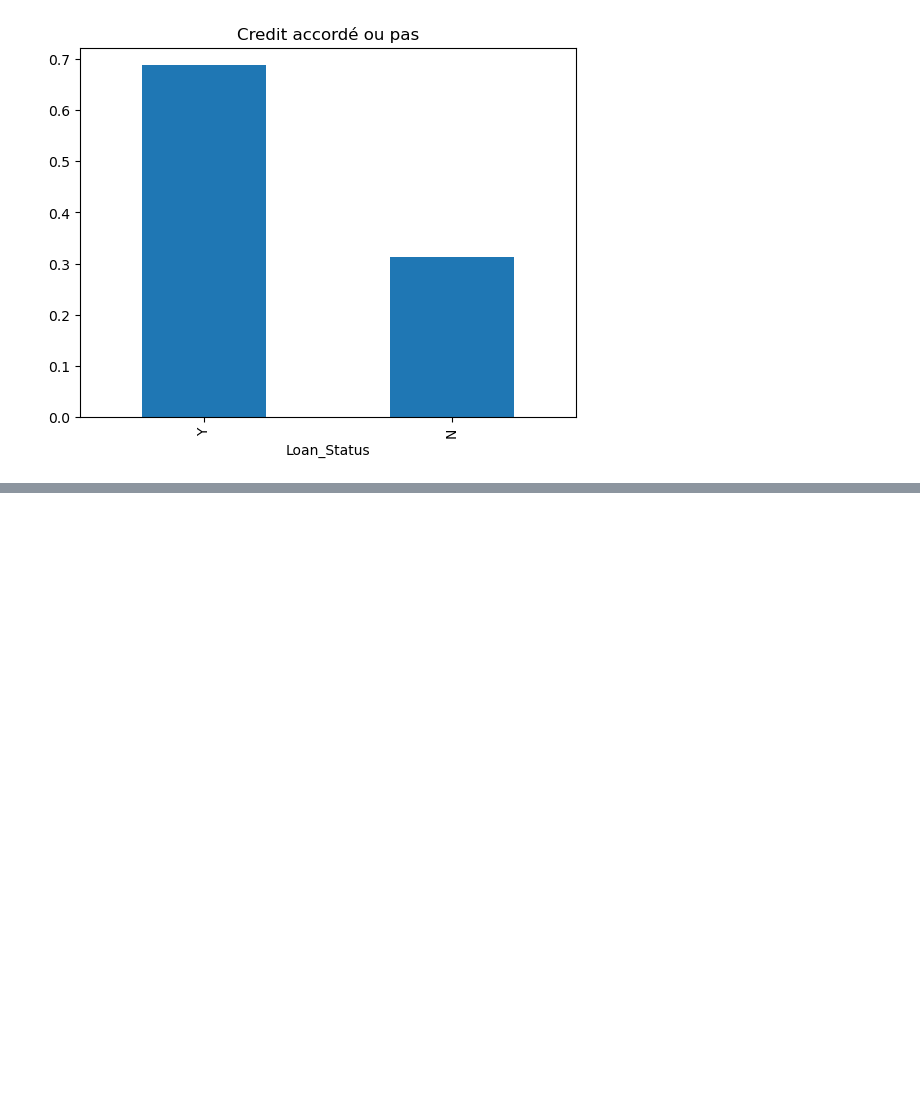
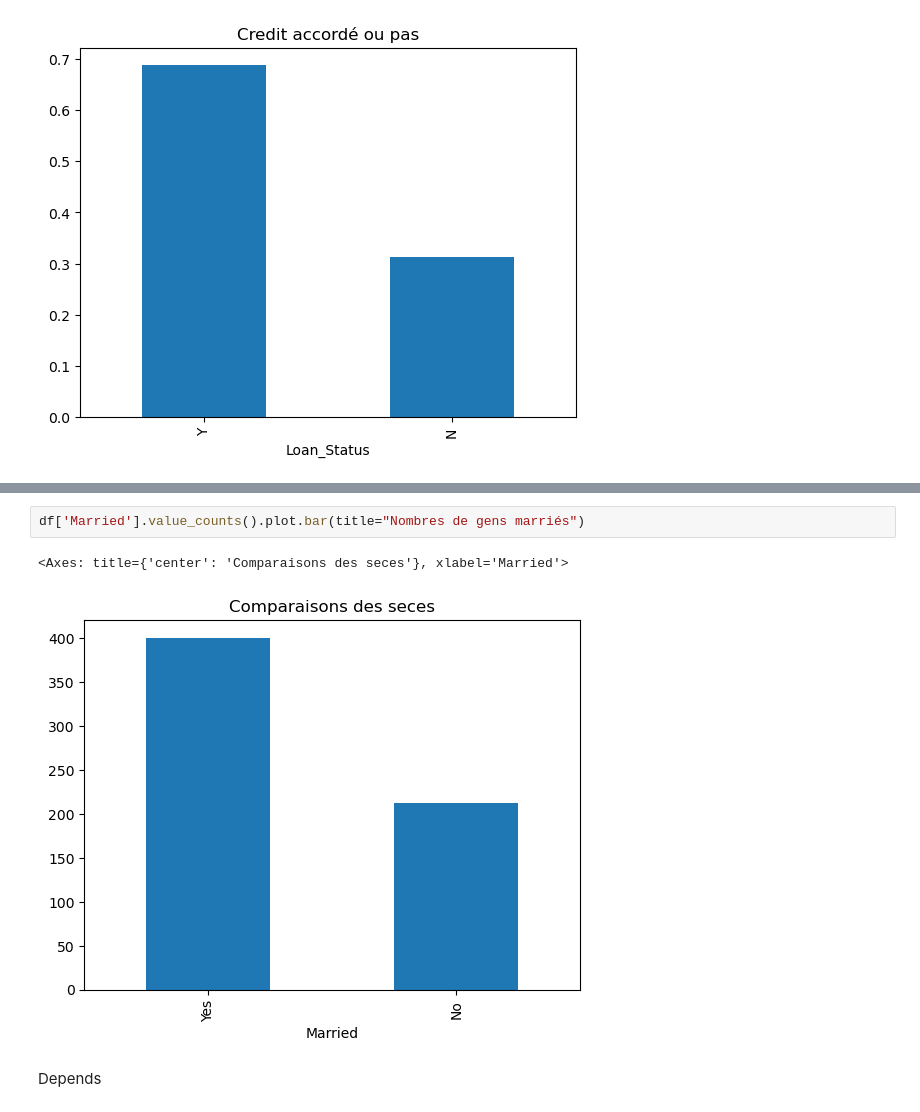
Before and after one commit to Shado2107/home_loan_model, a Jupyter notebook: home_loan.ipynb, the cells around one changed output, grey strips where cells are left out. Cells and saved outputs as stored; diff of their text form; blank space fills up the shorter version.

```diff
--- a/home_loan.ipynb
+++ b/home_loan.ipynb
@@ -123,0 +149,7 @@ df["Loan_Status"].value_counts(normalize=True).plot.bar(title="Credit accordé o
+# %%
+df['Married'].value_counts().plot.bar(title="Nombres de gens marriés")
+# %% [output]
+<Axes: title={'center': 'Comparaisons des seces'}, xlabel='Married'>
+[figure, added]
+# %% [markdown]
+Depends
```
Also changed, not shown: parts of 13 cells of this notebook, 1 other file.
